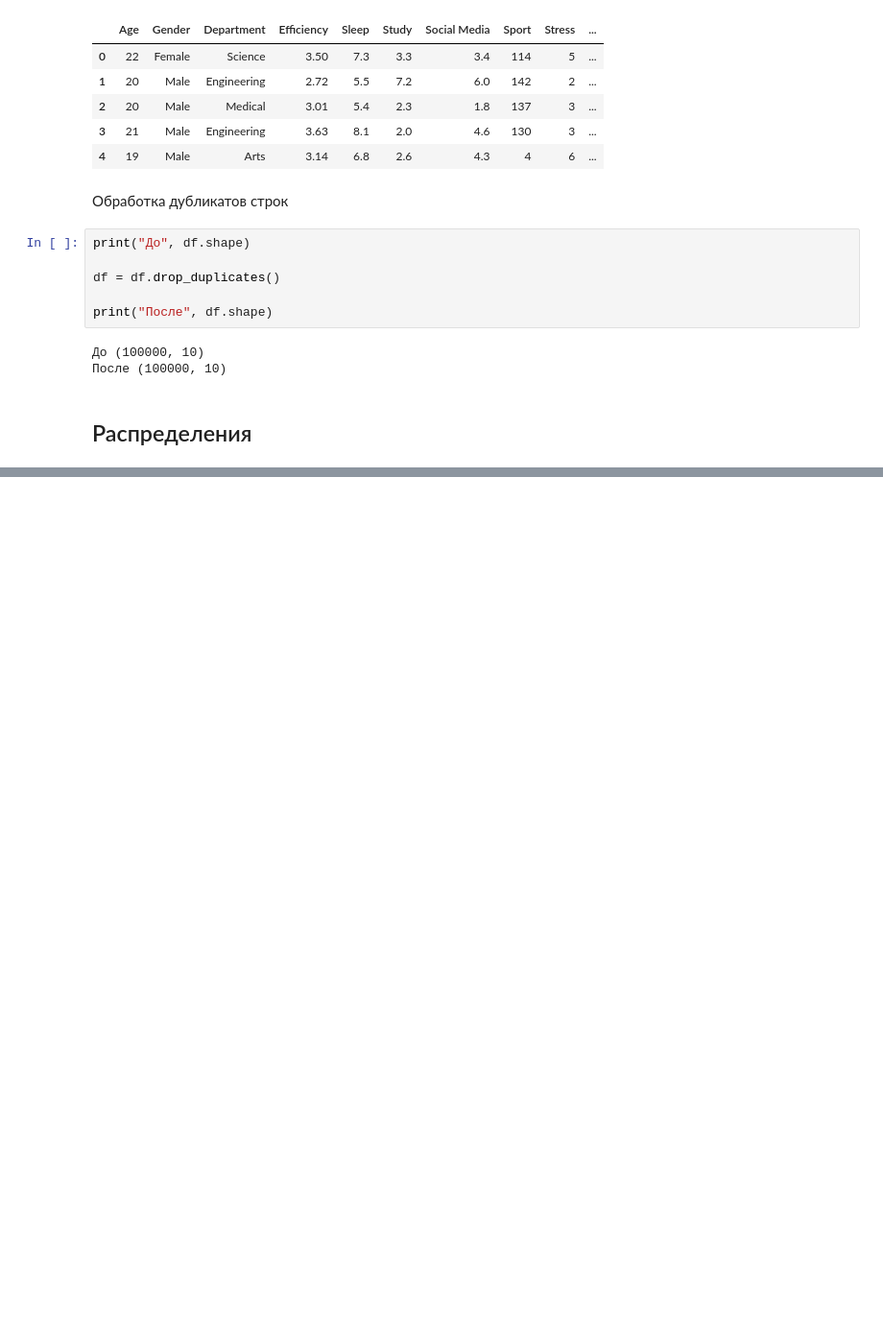
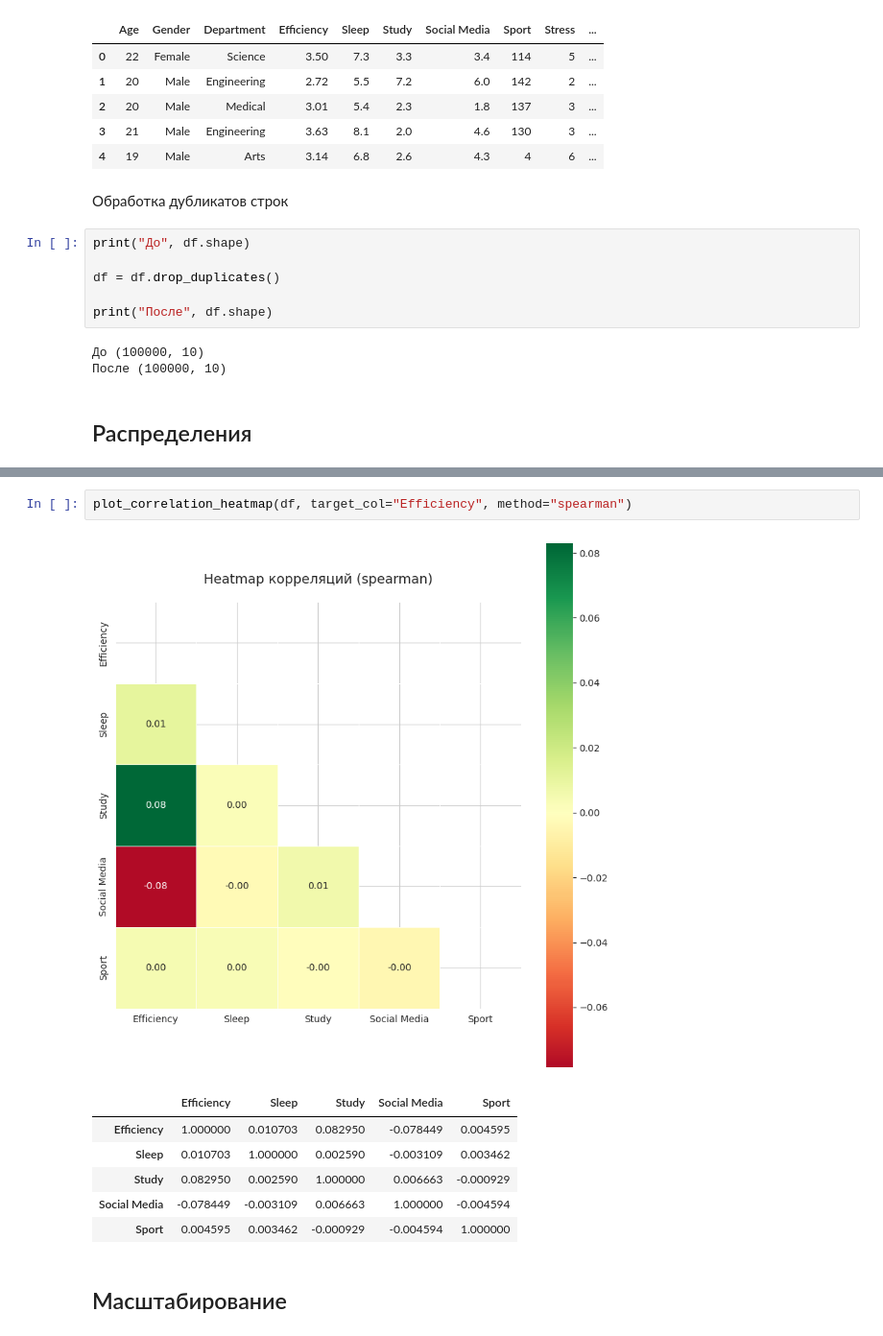
Before and after one commit to programx-dev/data-science-frameworks-sem2, a Jupyter notebook: lab-01.ipynb, the cells around one changed output, grey strips where cells are left out. Shown at 96% size. Drawn from its saved outputs; the diff is of its cells as text; blank space fills up the shorter version.

```diff
--- a/lab-01.ipynb
+++ b/lab-01.ipynb
@@ -188,0 +400,12 @@ print(f"Признаки: {cat_cols}\n")
+# %%
+plot_correlation_heatmap(df, target_col="Efficiency", method="spearman")
+# %% [output]
+[figure, added]
+|  | Efficiency | Sleep | Study | Social Media | Sport |
+| Efficiency | 1.000000 | 0.010703 | 0.082950 | -0.078449 | 0.004595 |
+| Sleep | 0.010703 | 1.000000 | 0.002590 | -0.003109 | 0.003462 |
+| Study | 0.082950 | 0.002590 | 1.000000 | 0.006663 | -0.000929 |
+| Social Media | -0.078449 | -0.003109 | 0.006663 | 1.000000 | -0.004594 |
+| Sport | 0.004595 | 0.003462 | -0.000929 | -0.004594 | 1.000000 |
+# %% [markdown]
+## Масштабирование
```
Also changed, not shown: parts of 15 cells of this notebook.
